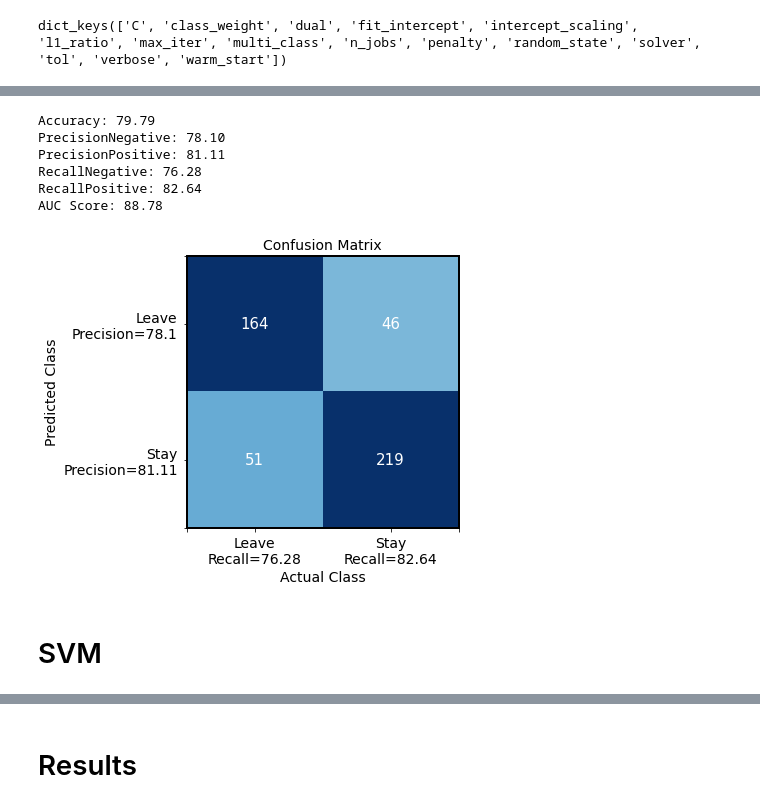
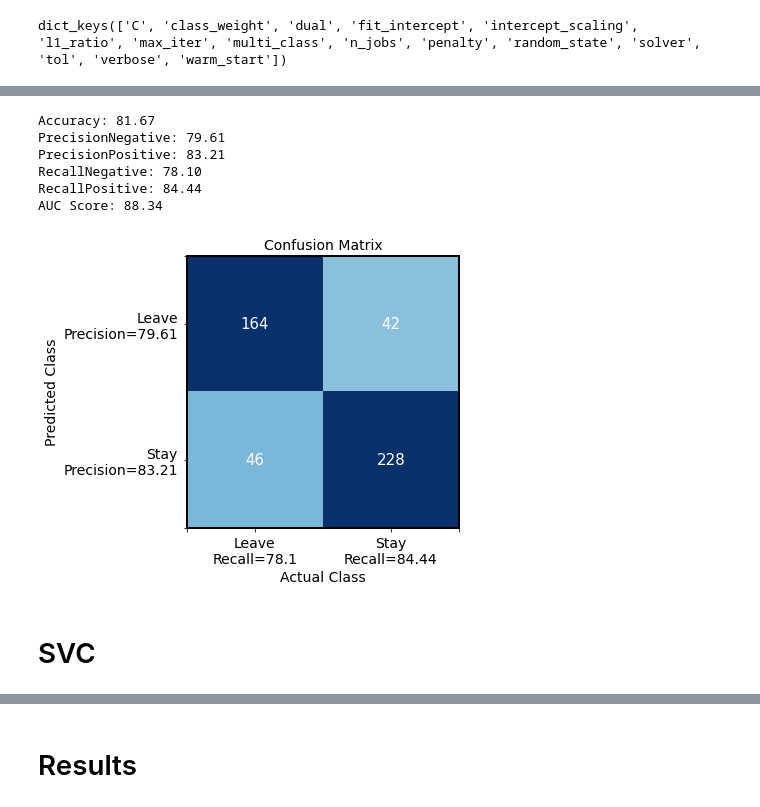
Before and after one commit to greermp/hilton_challenge, a Jupyter notebook: Working.ipynb, the cells around one changed output, grey strips where cells are left out. Saved outputs shown, nothing was run; the diff lists cells and outputs as text; code cells hidden in the pictures.

```diff
--- a/Working.ipynb
+++ b/Working.ipynb
@@ -499,6 +499,9 @@ correlations.style.background_gradient(cmap='coolwarm').set_precision(2)
 | WorkEnvironment | 0.57 | -0.01 | -0.05 | -0.02 | 0.02 | 0.04 | -0.08 | ... |
 # %% [markdown]
 # Feature and Label Vectors
+# %%
+# Change to run gridcv
+train=False
 # %%
 # dataDT = data[['WorkLifeBalance', 'RewardsBenefits', 'Communication', 'LearningDevelopment', 'Voice', 'WorkEnvironment','FullTimePartTime', 'ManagementLevel','Tenure','Generation','IntentToStay']]
 
@@ -623,7 +626,7 @@ parameters = {'max_depth': [3,4],
             'subsample': [.85,1.0]}
 # %%
 
-if (False) :
+if (train) :
     gbClassifierWithGridSearch = GridSearchCV(GradientBoostingClassifier(),scoring='roc_auc', cv=5, param_grid=parameters, n_jobs=6, verbose=1)
 
     # Train the decision tree model using the function .fit
@@ -676,7 +679,7 @@ showFeatureImportance(gbClassifier, columns)
 # %% [markdown]
 # Random Forrest
 # %%
-if False :
+if train :
     parameters = {'n_estimators': [400, 550],
                 'max_features': ['auto',.7,.9],
                 'min_samples_leaf': [25,50,75],
@@ -740,14 +739,14 @@ LogisticRegression().get_params().keys()
 # %% [output]
 dict_keys(['C', 'class_weight', 'dual', 'fit_intercept', 'intercept_scaling', 'l1_ratio', 'max_iter', 'multi_class', 'n_jobs', 'penalty', 'random_state', 'solver', 'tol', 'verbose', 'warm_start'])
 # %%
-xDat = data[['WorkLifeBalance', 'RewardsBenefits', 'Communication', 'LearningDevelopment', 'Voice', 'WorkEnvironment','Tenure','Generation']]
+xDat = data[['WorkLifeBalance', 'RewardsBenefits', 'Communication', 'LearningDevelopment', 'Voice', 'WorkEnvironment','ManagementLevel','Generation']]
 lrCols = list(xDat.columns)
 yDat = data[['IntentToStay']]
 
 clf = LogisticRegression(solver='liblinear', random_state=0)
 
 x= dict(C = np.logspace(-4, 4, 50), penalty = ['l1', 'l2'])
-clfGS = GridSearchCV(clf, param_grid=x, verbose=True, n_jobs=6)
+clfGS = GridSearchCV(clf, cv=5, param_grid=x, verbose=True, n_jobs=6)
 clfGS.fit(xDat, yDat)
 clfGS.best_estimator_.get_params()
 
@@ -776,29 +775,29 @@ Fitting 5 folds for each of 100 candidates, totalling 500 fits
  'verbose': 0,
  'warm_start': False}
 # %%
-clf = LogisticRegression(solver='liblinear', random_state=0, C=0.8286427728546842, penalty='l1').fit(xDat, yDat)
+clf = LogisticRegression(solver='liblinear', random_state=0, C=16.768329368110066, penalty='l1').fit(xDat, yDat)
 
 predictions = clf.predict(testData)
 predictionProbabilities = clf.predict_proba(testData)
 
 
 
 # Calculate metrics on test set and display them
 lrAUC = calculateMetricsAndPrint(predictions, predictionProbabilities, testLabels)
 
 # Calculate FPR and TPR for use in ROC Curve Variance later on
 falsePositiveRateLR, truePositiveRateLR, _ = roc_curve(testLabels, [item[1] for item in predictionProbabilities])
 trainAccuracy = gbClassifier.score(trainData, trainLabels)
 # %% [output]
-Accuracy: 79.79
-PrecisionNegative: 78.10
-PrecisionPositive: 81.11
-RecallNegative: 76.28
-RecallPositive: 82.64
-AUC Score: 88.78
+Accuracy: 81.67
+PrecisionNegative: 79.61
+PrecisionPositive: 83.21
+RecallNegative: 78.10
+RecallPositive: 84.44
+AUC Score: 88.34
-[figure, old version]
+[figure, new version]
 # %% [markdown]
-# SVM
+# SVC
 # %%
 from sklearn import svm
 from sklearn.svm import SVC, LinearSVC
```
Also changed, not shown: parts of 14 cells of this notebook.
